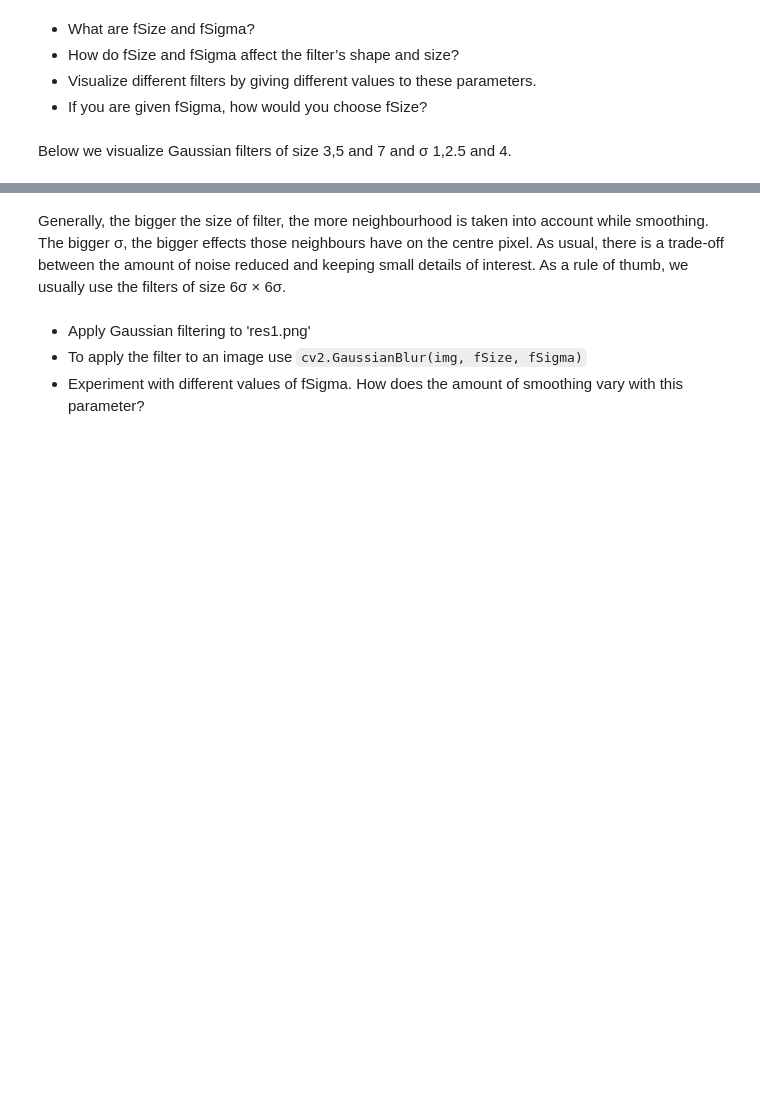
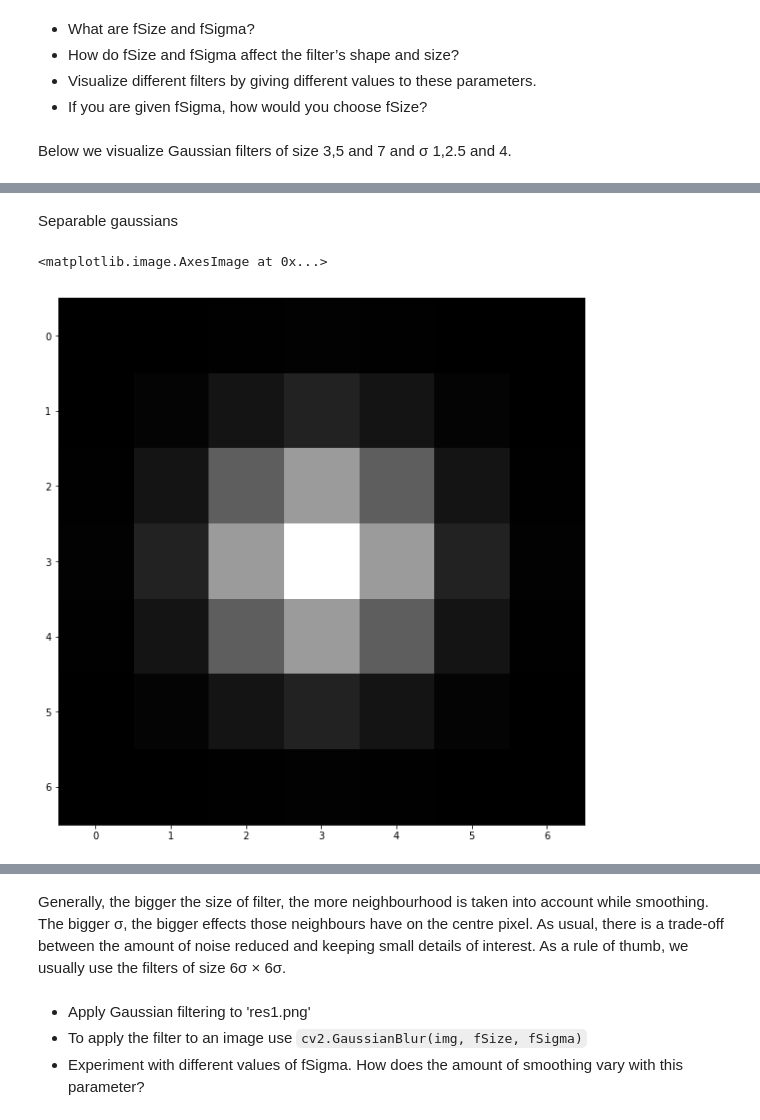
Before and after one commit to HaziqRazali/CS-422-Computer-Vision, a Jupyter notebook: Exercises/2/Convolution, Filtering and Gradients - answers.ipynb, the cells around one changed output, grey strips where cells are left out. Cells and saved outputs as stored; diff of their text form; code cells hidden in the pictures; blank space fills up the shorter version.

```diff
--- a/Exercises/2/Convolution, Filtering and Gradients - answers.ipynb
+++ b/Exercises/2/Convolution, Filtering and Gradients - answers.ipynb
@@ -201,0 +202,15 @@ for ind in [(x,y) for x in range(len(sizes)) for y in range(len(sigmas))]:
+# %% [markdown]
+Separable gaussians
+# %%
+def gaussian_filter_1d(fSize, fSigma):
+    x = np.mgrid[-fSize//2 + 1:fSize//2 + 1]
+    g = np.exp(-((x**2)/(2.0*fSigma**2)))
+    return g/g.sum()
+
+gx = gaussian_filter_1d(7,1).reshape((7,1))
+gy = gaussian_filter_1d(7,1).reshape((1,7))
+plt.figure()
+plt.imshow(np.matmul(gx,gy))
+# %% [output]
+<matplotlib.image.AxesImage at 0x...>
+[figure, added]
```
Also changed, not shown: parts of 14 cells of this notebook, 3 other files.
